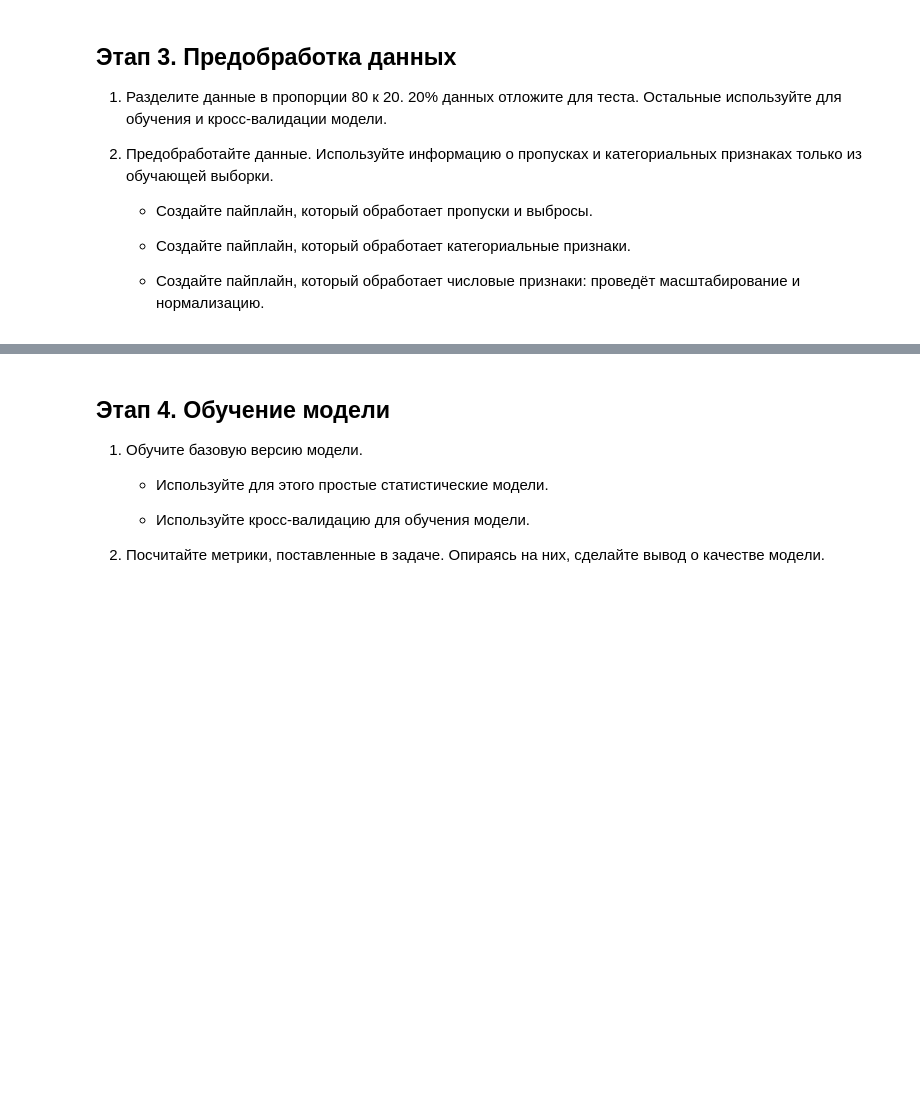
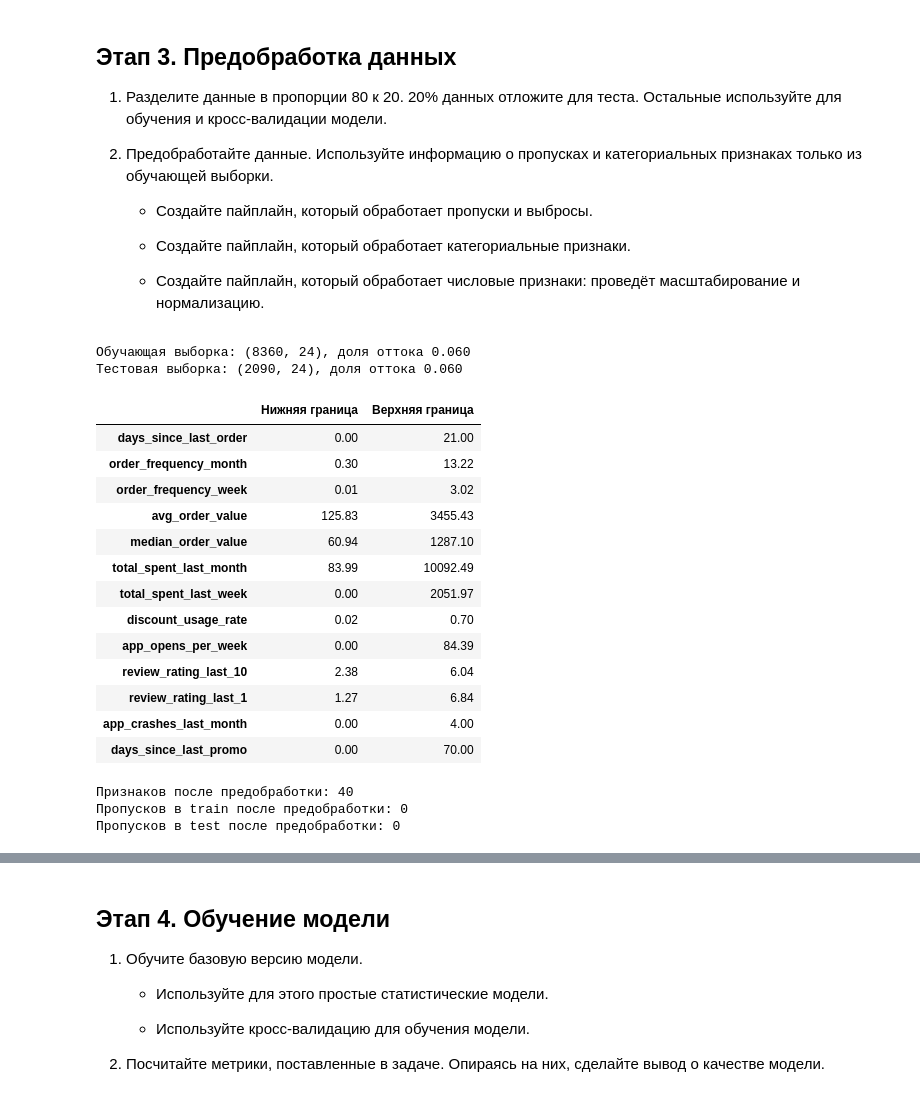
Before and after one commit to dontroublo/delivery-coffee, a Jupyter notebook: coffee_churn.ipynb, the cells around one changed output, grey strips where cells are left out. Drawn from its saved outputs; the diff is of its cells as text; code cells hidden in the pictures; blank space fills up the shorter version.

Commit message:
feat: разделение данных и пайплайны предобработки (этап 3)

```diff
--- a/coffee_churn.ipynb
+++ b/coffee_churn.ipynb
@@ -485,3 +485,50 @@ Name: churn, dtype: float64
    - Создайте пайплайн, который обработает категориальные признаки.
 
    - Создайте пайплайн, который обработает числовые признаки: проведёт масштабирование и нормализацию.
+# %%
+X = df.drop(columns=['churn', 'user_id', 'geo_location'])
+y = df['churn']
+
+X_train, X_test, y_train, y_test = train_test_split(
+    X, y, test_size=0.2, stratify=y, random_state=RANDOM_STATE
+)
+
+print(f'Обучающая выборка: {X_train.shape}, доля оттока {y_train.mean():.3f}')
+print(f'Тестовая выборка: {X_test.shape}, доля оттока {y_test.mean():.3f}')
+# %% [output]
+Обучающая выборка: (8360, 24), доля оттока 0.060
+Тестовая выборка: (2090, 24), доля оттока 0.060
+# %%
+from sklearn.preprocessing import FunctionTransformer
+
+numeric_features = list(numeric_columns)
+categorical_features = list(category_columns.drop('geo_location'))
+binary_features = binary_columns
+
+# границы для выбросов считаем только по обучающей выборке
+# нижняя граница не меньше 0, потому что все числовые признаки по смыслу неотрицательные
+lower_bounds = X_train[numeric_features].quantile(0.01).clip(lower=0)
+upper_bounds = X_train[numeric_features].quantile(0.99)
+
+
+def clip_outliers(X):
+    """Обрезает значения числовых признаков по границам, посчитанным на обучающей выборке."""
+    return X.clip(lower_bounds[X.columns], upper_bounds[X.columns], axis=1)
+
+
+pd.DataFrame({'Нижняя граница': lower_bounds, 'Верхняя граница': upper_bounds}).round(2)
+# %% [output]
+|  | Нижняя граница | Верхняя граница |
+| days_since_last_order | 0.00 | 21.00 |
+| order_frequency_month | 0.30 | 13.22 |
+| order_frequency_week | 0.01 | 3.02 |
+| avg_order_value | 125.83 | 3455.43 |
+| median_order_value | 60.94 | 1287.10 |
+| total_spent_last_month | 83.99 | 10092.49 |
+| total_spent_last_week | 0.00 | 2051.97 |
+| discount_usage_rate | 0.02 | 0.70 |
+| app_opens_per_week | 0.00 | 84.39 |
+| review_rating_last_10 | 2.38 | 6.04 |
+| review_rating_last_1 | 1.27 | 6.84 |
+| app_crashes_last_month | 0.00 | 4.00 |
+| days_since_last_promo | 0.00 | 70.00 |
@@ -487,0 +558,12 @@ Name: churn, dtype: float64
+# %%
+preprocessor = make_preprocessor(numeric_features, categorical_features, binary_features)
+X_train_prepared = preprocessor.fit_transform(X_train)
+X_test_prepared = preprocessor.transform(X_test)
+
+print('Признаков после предобработки:', X_train_prepared.shape[1])
+print('Пропусков в train после предобработки:', np.isnan(X_train_prepared).sum())
+print('Пропусков в test после предобработки:', np.isnan(X_test_prepared).sum())
+# %% [output]
+Признаков после предобработки: 40
+Пропусков в train после предобработки: 0
+Пропусков в test после предобработки: 0
```
Also changed, not shown: parts of 2 cells of this notebook.
